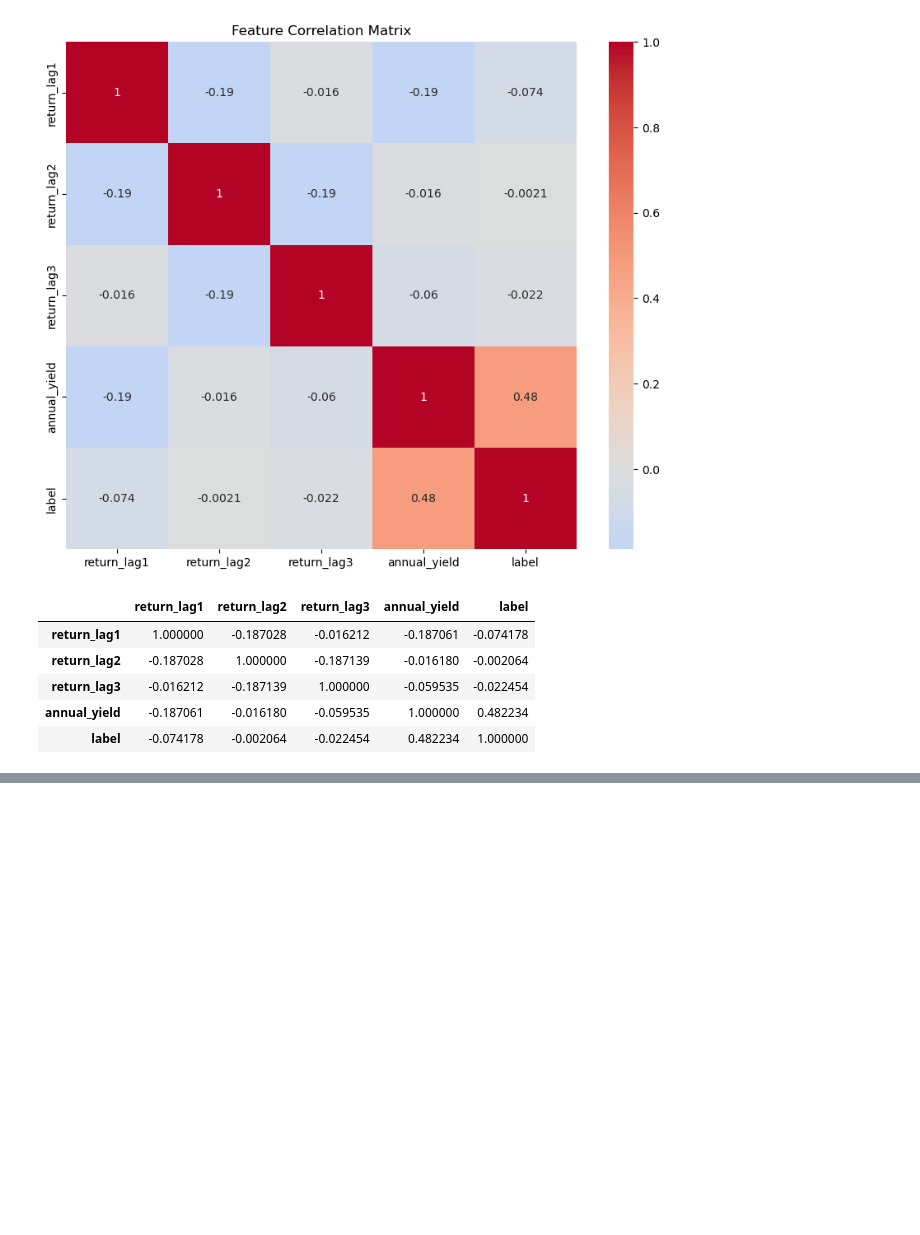
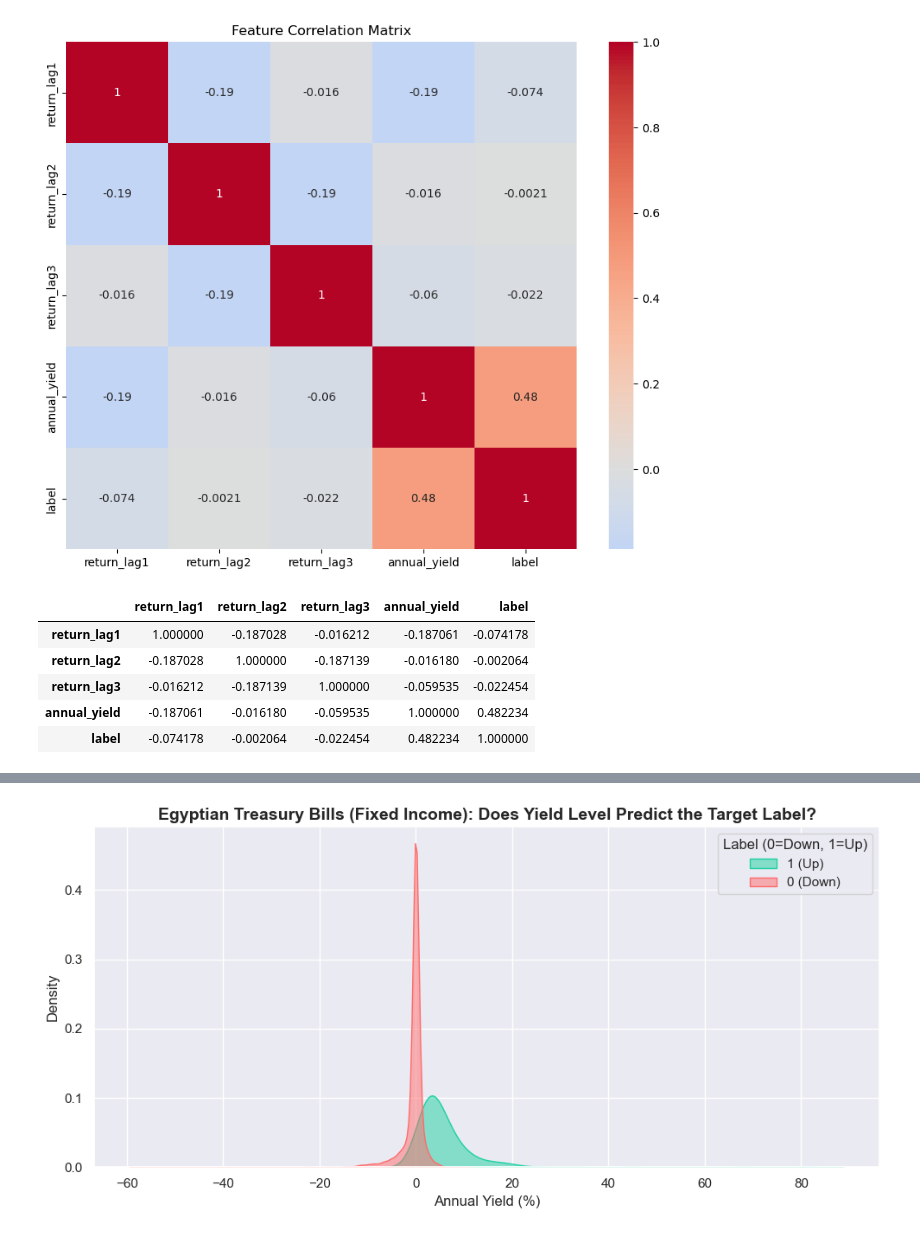
Before and after one commit to Moataz-hindy/Egypt-Multi-Asset-AI-Portfolio-Optimization-System, a Jupyter notebook: 07_EDA_Tbills.ipynb, the cells around one changed output, grey strips where cells are left out. Saved outputs shown, nothing was run; the diff lists cells and outputs as text; code cells hidden in the pictures; blank space fills up the shorter version.

```diff
--- a/07_EDA_Tbills.ipynb
+++ b/07_EDA_Tbills.ipynb
@@ -125,0 +150,16 @@ df.corr()
+# %%
+# ========================================================
+# PLOT 2 - Yield Distribution by Target Label
+# ========================================================
+plt.figure(figsize=(10, 5))
+sns.kdeplot(data=df, x='annual_yield', hue='label', fill=True, common_norm=False, palette=['#ff6b6b', '#1dd1a1'], alpha=0.5)
+
+plt.title(f"{asset_name}: Does Yield Level Predict the Target Label?", fontsize=14, fontweight='bold')
+plt.xlabel("Annual Yield (%)")
+plt.ylabel("Density")
+plt.legend(title='Label (0=Down, 1=Up)', labels=['1 (Up)', '0 (Down)'])
+
+plt.tight_layout()
+plt.show()
+# %% [output]
+[figure, added]
```
Also changed, not shown: parts of 5 cells of this notebook, 1 other file.
